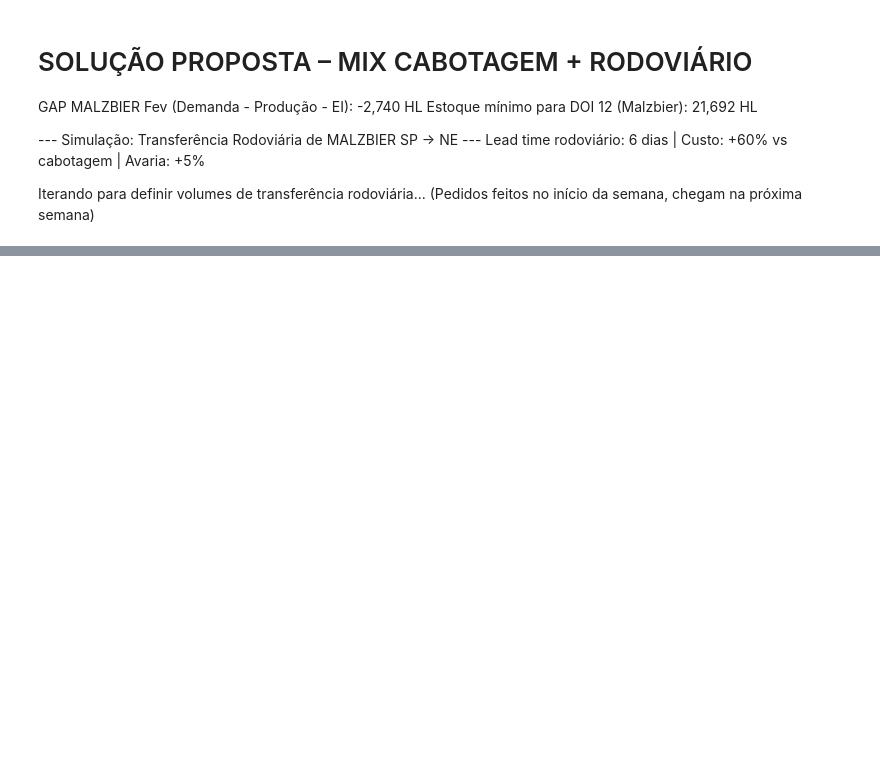
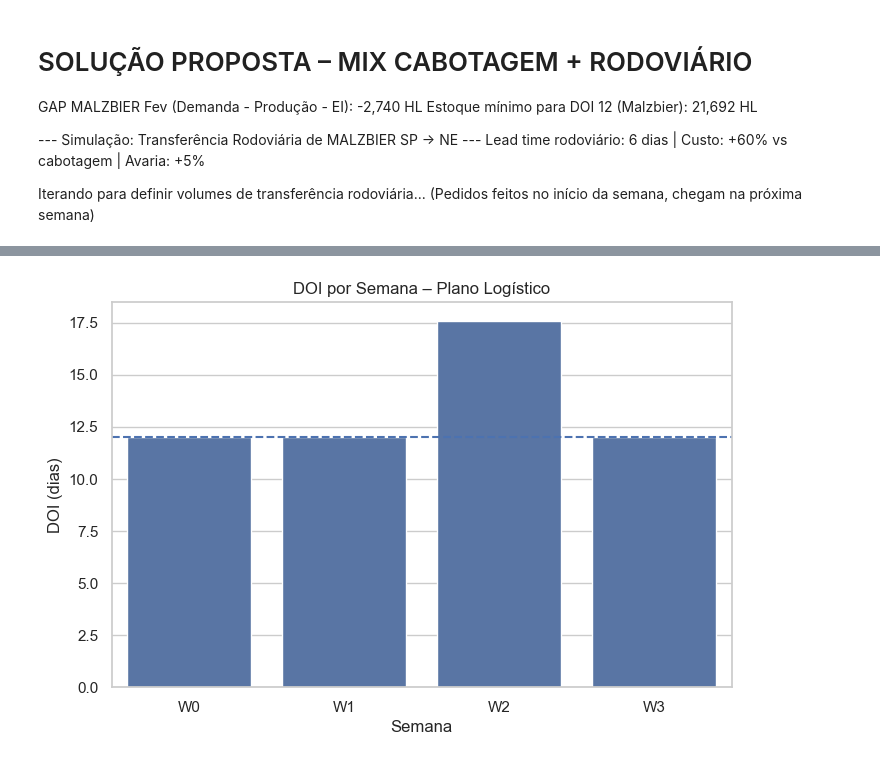
Before and after one commit to Joao0310/hackathon-ambev-dados, a Jupyter notebook: notebooks/cenario.ipynb, the cells around one changed output, grey strips where cells are left out. Saved outputs shown, nothing was run; the diff lists cells and outputs as text; code cells hidden in the pictures; blank space fills up the shorter version.

```diff
--- a/notebooks/cenario.ipynb
+++ b/notebooks/cenario.ipynb
@@ -409,0 +505,17 @@ SOLUÇÃO PROPOSTA – MIX CABOTAGEM + RODOVIÁRIO
+# %%
+plt.figure(figsize=(8,5))
+
+sns.barplot(
+    x=semanas,
+    y=doi
+)
+
+plt.axhline(12, linestyle="--")
+
+plt.title("DOI por Semana – Plano Logístico")
+plt.ylabel("DOI (dias)")
+plt.xlabel("Semana")
+
+plt.show()
+# %% [output]
+[figure, added]
```
Also changed, not shown: parts of 7 cells of this notebook.
